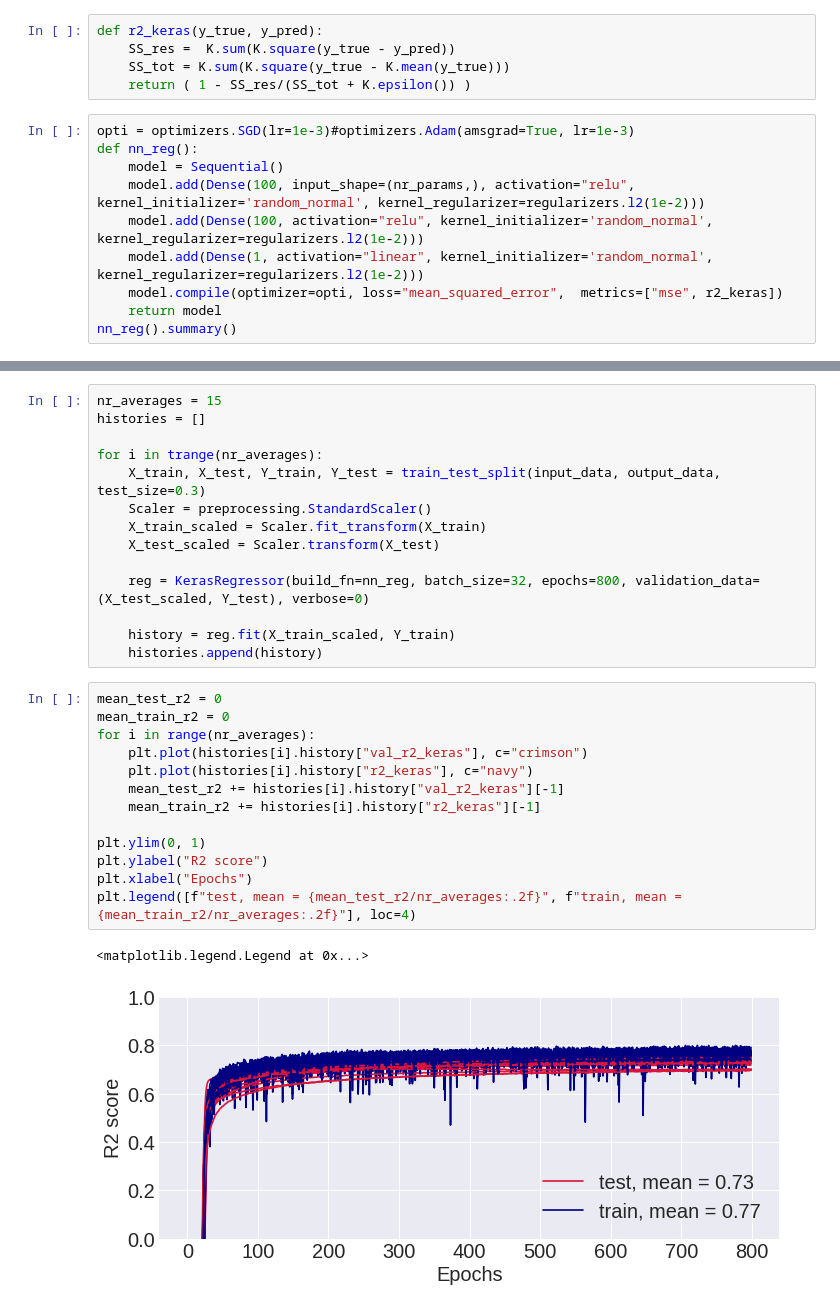
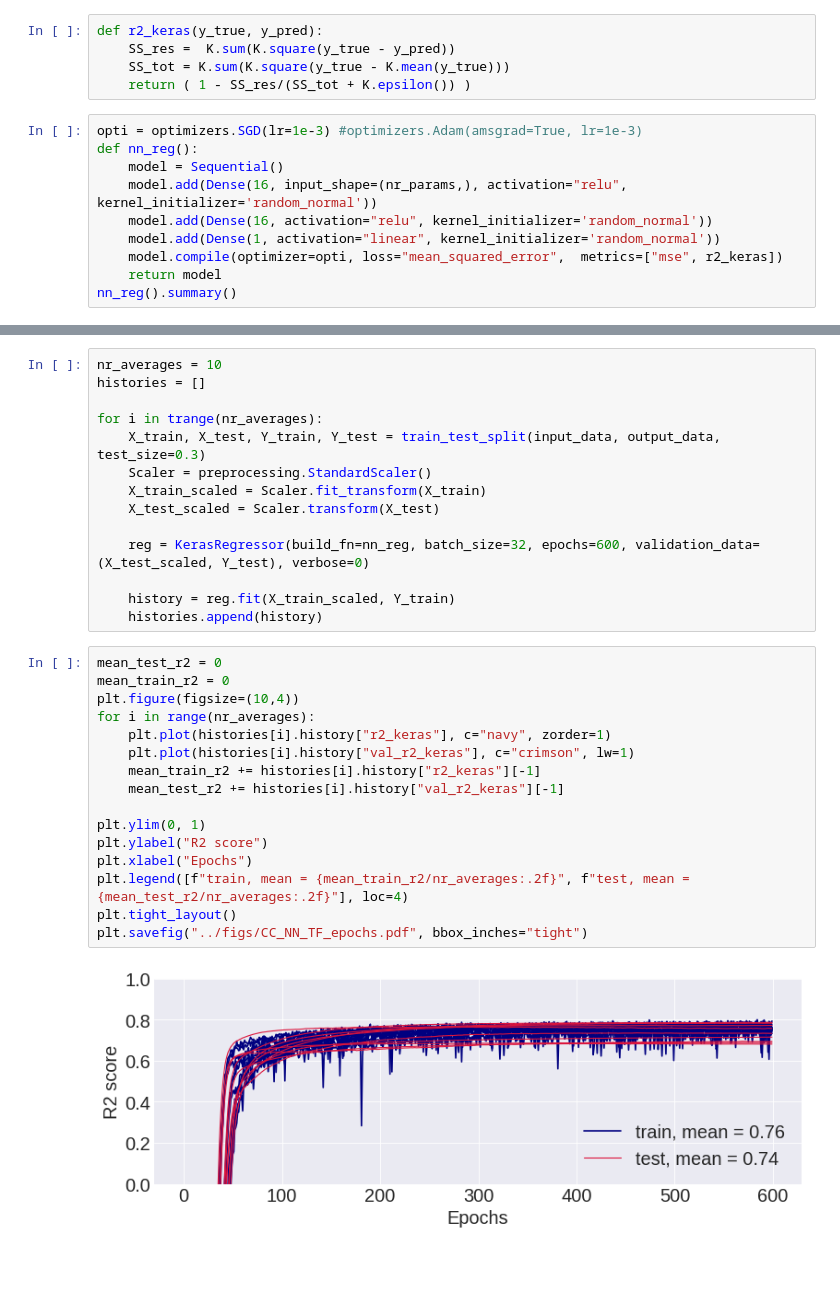
Before and after one commit to asdfbat/FYS-STK4155, a Jupyter notebook: Project2/src/world_happiness_NN_TF.ipynb, the cells around one changed output, grey strips where cells are left out. Saved outputs shown, nothing was run; the diff lists cells and outputs as text; blank space fills up the shorter version.

```diff
--- a/Project2/src/world_happiness_NN_TF.ipynb
+++ b/Project2/src/world_happiness_NN_TF.ipynb
@@ -213,12 +213,12 @@ def r2_keras(y_true, y_pred):
     SS_tot = K.sum(K.square(y_true - K.mean(y_true)))
     return ( 1 - SS_res/(SS_tot + K.epsilon()) )
 # %%
-opti = optimizers.SGD(lr=1e-3)#optimizers.Adam(amsgrad=True, lr=1e-3)
+opti = optimizers.SGD(lr=1e-3) #optimizers.Adam(amsgrad=True, lr=1e-3)
 def nn_reg():
     model = Sequential()
-    model.add(Dense(100, input_shape=(nr_params,), activation="relu", kernel_initializer='random_normal', kernel_regularizer=regularizers.l2(1e-2)))
-    model.add(Dense(100, activation="relu", kernel_initializer='random_normal', kernel_regularizer=regularizers.l2(1e-2)))
-    model.add(Dense(1, activation="linear", kernel_initializer='random_normal', kernel_regularizer=regularizers.l2(1e-2)))
+    model.add(Dense(16, input_shape=(nr_params,), activation="relu", kernel_initializer='random_normal'))
+    model.add(Dense(16, activation="relu", kernel_initializer='random_normal'))
+    model.add(Dense(1, activation="linear", kernel_initializer='random_normal'))
     model.compile(optimizer=opti, loss="mean_squared_error",  metrics=["mse", r2_keras])
     return model
 nn_reg().summary()
@@ -238,7 +238,7 @@ Trainable params: 10,901
 Non-trainable params: 0
 _________________________________________________________________
 # %%
-nr_averages = 15
+nr_averages = 10
 histories = []
 
 for i in trange(nr_averages):
@@ -247,23 +247,25 @@ for i in trange(nr_averages):
     X_train_scaled = Scaler.fit_transform(X_train)
     X_test_scaled = Scaler.transform(X_test)
 
-    reg = KerasRegressor(build_fn=nn_reg, batch_size=32, epochs=800, validation_data=(X_test_scaled, Y_test), verbose=0)
+    reg = KerasRegressor(build_fn=nn_reg, batch_size=32, epochs=600, validation_data=(X_test_scaled, Y_test), verbose=0)
 
     history = reg.fit(X_train_scaled, Y_train)
     histories.append(history)
 # %%
 mean_test_r2 = 0
 mean_train_r2 = 0
+plt.figure(figsize=(10,4))
 for i in range(nr_averages):
-    plt.plot(histories[i].history["val_r2_keras"], c="crimson")
-    plt.plot(histories[i].history["r2_keras"], c="navy")
+    plt.plot(histories[i].history["r2_keras"], c="navy", zorder=1)
+    plt.plot(histories[i].history["val_r2_keras"], c="crimson", lw=1)
+    mean_train_r2 += histories[i].history["r2_keras"][-1]
     mean_test_r2 += histories[i].history["val_r2_keras"][-1]
-    mean_train_r2 += histories[i].history["r2_keras"][-1]
 
 plt.ylim(0, 1)
 plt.ylabel("R2 score")
 plt.xlabel("Epochs")
-plt.legend([f"test, mean = {mean_test_r2/nr_averages:.2f}", f"train, mean = {mean_train_r2/nr_averages:.2f}"], loc=4)
+plt.legend([f"train, mean = {mean_train_r2/nr_averages:.2f}", f"test, mean = {mean_test_r2/nr_averages:.2f}"], loc=4)
+plt.tight_layout()
+plt.savefig("../figs/CC_NN_TF_epochs.pdf", bbox_inches="tight")
 # %% [output]
-<matplotlib.legend.Legend at 0x...>
-[figure, old version]
+[figure, new version]
```
Also changed, not shown: parts of 1 cell of this notebook, 1 other file.
